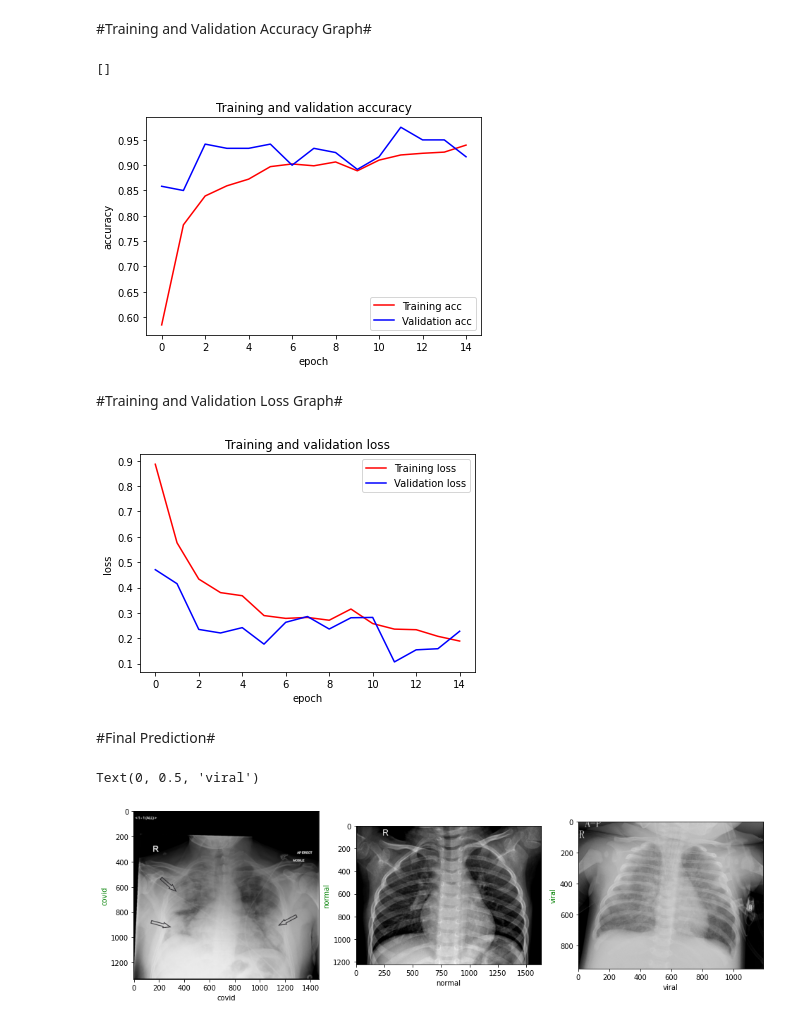
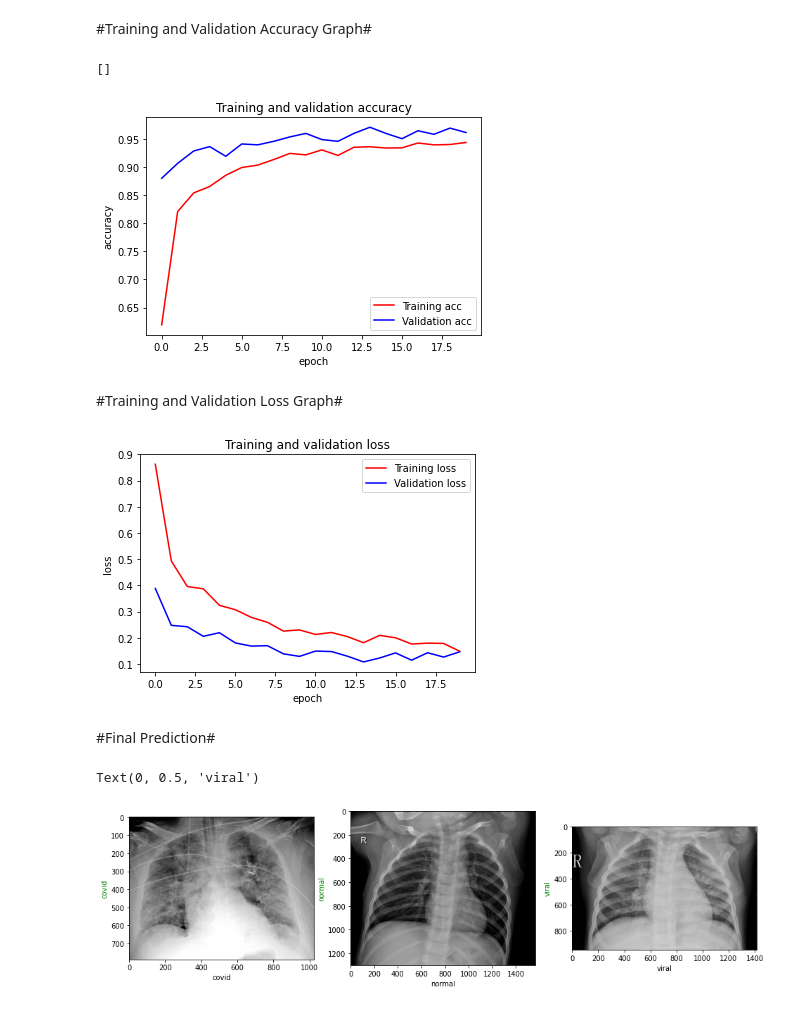
Before and after one commit to prince90038/corona-prediction, a Jupyter notebook: Covid_19_Classification_Based_on_Chest_X_Ray.ipynb, the cells around one changed output. Saved outputs shown, nothing was run; the diff lists cells and outputs as text; code cells hidden in the pictures.

```diff
--- a/Covid_19_Classification_Based_on_Chest_X_Ray.ipynb
+++ b/Covid_19_Classification_Based_on_Chest_X_Ray.ipynb
@@ -94,13 +94,13 @@ test_datagen = ImageDataGenerator(rescale=1./255)
 training_set = train_datagen.flow_from_directory(
         TrainingImagePath,
         target_size = (256, 256),
-        batch_size = 8,
+        batch_size = 32,
         class_mode = 'categorical')
 
 test_set = test_datagen.flow_from_directory(
         TestImagePath,
         target_size = (256, 256),
-        batch_size = 8,
+        batch_size = 32,
         class_mode = 'categorical')
 
 test_set.class_indices
@@ -164,10 +164,12 @@ cnn.add(Flatten())
 #Step:4#
 #Fully Connected Neural Network#
 # %%
-cnn.add(Dense(128, activation='relu'))
+cnn.add(Dense(200))
+cnn.add(Activation('relu'))
 cnn.add(Dropout(0.5))
 cnn.add(Activation('relu'))
-cnn.add(Dense(128, activation='relu'))
+cnn.add(Dense(100))
+cnn.add(Activation('relu'))
 cnn.add(Dropout(0.5))
 cnn.add(Activation('relu'))
 cnn.add(Dense(OutputNeurons, activation='softmax'))
@@ -182,9 +184,9 @@ StartTime=time.time()
 classifier = cnn.fit(
                     training_set,
                     # steps_per_epoch=160,
-                    epochs=15,
+                    epochs=20,
                     validation_data=test_set,
-                    validation_steps=15)
+                    validation_steps=20)
 
 EndTime = time.time()
 print()
@@ -225,7 +227,7 @@ plt.legend()
 plt.plot()
 # %% [output]
 []
-[figure, old version]
+[figure, new version]
 # %% [markdown]
 #Training and Validation Loss Graph#
 # %%
@@ -243,7 +245,7 @@ plt.xlabel('epoch')
 plt.legend()
 plt.show()
 # %% [output]
-[figure, old version]
+[figure, new version]
 # %% [markdown]
 #Final Prediction#
 # %%
@@ -253,7 +255,7 @@ rows = 1
 columns = 3
 
 fig.add_subplot(rows, columns, 1)
-ImagePath = '/content/drive/MyDrive/Covid-19 validation images/covid_p3.jpg'
+ImagePath = '/content/drive/MyDrive/Covid-19 validation images/covid_p2.jpg'
 Image = cv2.imread(ImagePath)
 test_image = image.load_img(ImagePath,target_size=(256, 256))
 test_image = image.img_to_array(test_image)
@@ -264,33 +266,33 @@ plt.imshow(Image)
 col = 'green' if labels[0] == labels[np.argmax(result)] else 'red'
 plt.xlabel(labels[0])
 plt.ylabel(labels[np.argmax(result)], color=col)
 
 fig.add_subplot(rows, columns, 2)
 
-ImagePath = '/content/drive/MyDrive/Covid-19 validation images/normal7.jpeg'
+ImagePath = '/content/drive/MyDrive/Covid-19 validation images/normal8.jpeg'
 test_image = image.load_img(ImagePath,target_size=(256, 256))
 test_image = image.img_to_array(test_image)
 test_image = np.expand_dims(test_image,axis=0)
 result = cnn.predict(test_image,verbose=0)
 Image = cv2.imread(ImagePath)
 
 plt.imshow(Image)
 col = 'green' if labels[1] == labels[np.argmax(result)] else 'red'
 plt.xlabel(labels[1])
 plt.ylabel(labels[np.argmax(result)], color=col)
 
 fig.add_subplot(rows, columns, 3)
-ImagePath = '/content/drive/MyDrive/Covid-19 validation images/pneumonia3.jpeg'
+ImagePath = '/content/drive/MyDrive/Covid-19 validation images/pneumonia6.jpeg'
 Image = cv2.imread(ImagePath)
 test_image = image.load_img(ImagePath,target_size=(256, 256))
 test_image = image.img_to_array(test_image)
 test_image = np.expand_dims(test_image,axis=0)
 result = cnn.predict(test_image,verbose=0)
 
 plt.imshow(Image)
 col = 'green' if labels[2] == labels[np.argmax(result)] else 'red'
 plt.xlabel(labels[2])
 plt.ylabel(labels[np.argmax(result)], color=col)
 # %% [output]
 Text(0, 0.5, 'viral')
-[figure, old version]
+[figure, new version]
```
Also changed, not shown: parts of 1 cell of this notebook.
